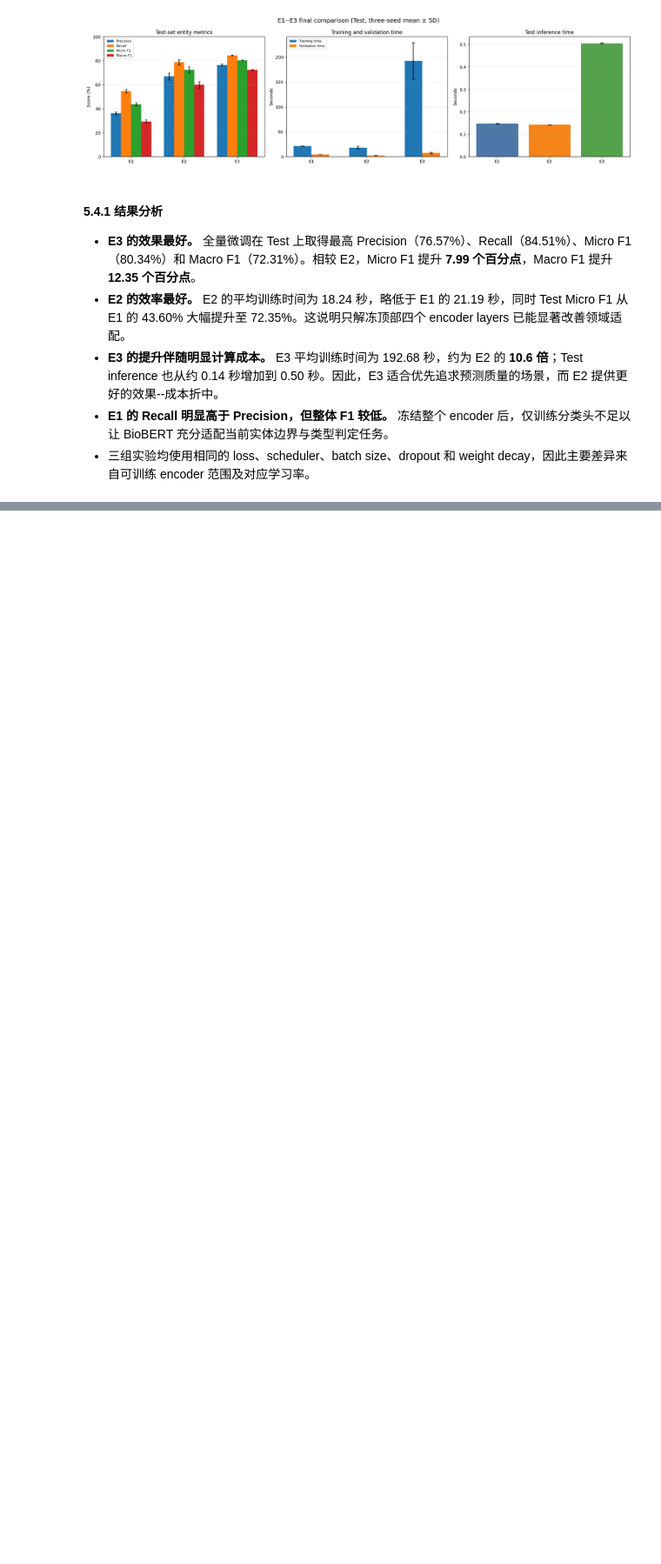
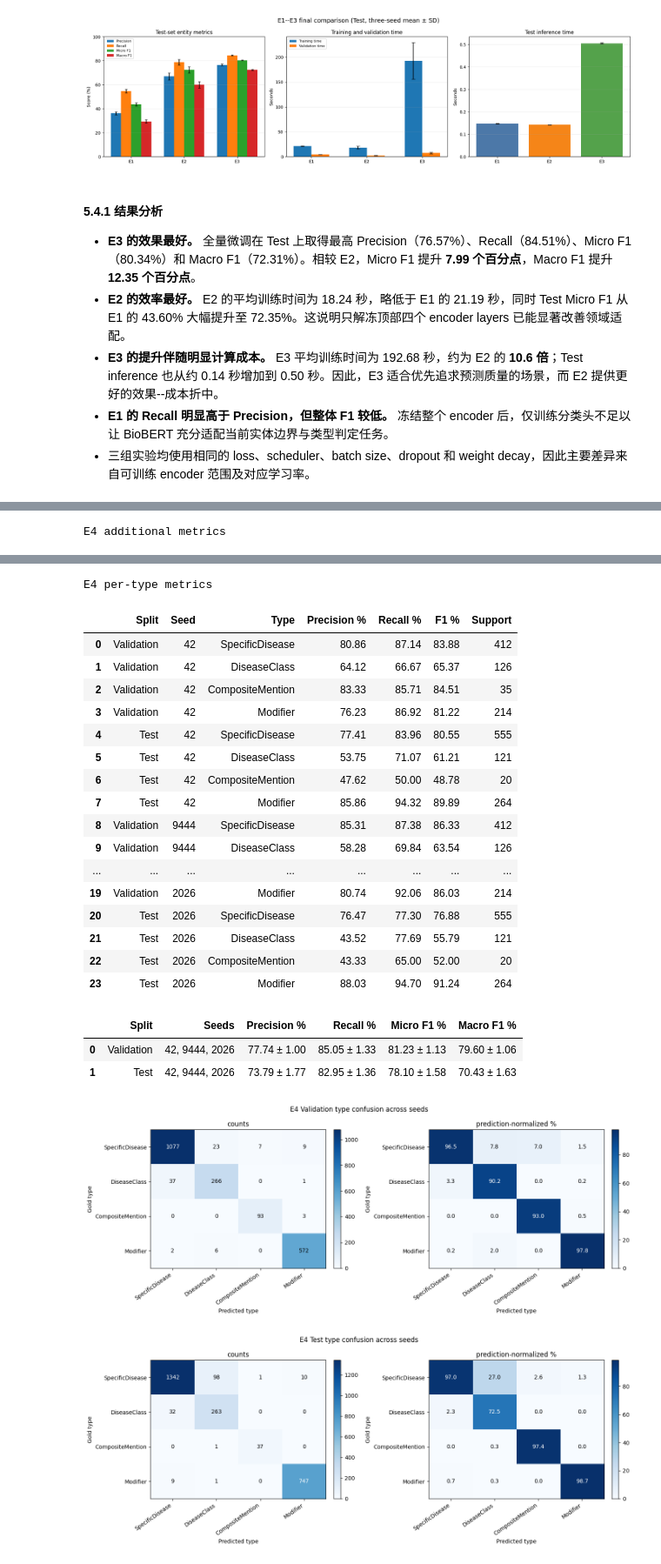
Before and after one commit to Edric-D/MedNLP_Research, a Jupyter notebook: MedNLP_research.ipynb, the cells around one changed output, grey strips where cells are left out. Shown at 87% size. Drawn from its saved outputs; the diff is of its cells as text; code cells hidden in the pictures; blank space fills up the shorter version.

```diff
--- a/MedNLP_research.ipynb
+++ b/MedNLP_research.ipynb
@@ -4564,0 +6240,35 @@ plt.show()
+# %%
+# Shared frozen protocol for 6.2.1--6.2.4. This cell does not train a model.
+from pathlib import Path
+import logging
+import pandas as pd
+from IPython.display import display
+from huggingface_hub.utils import disable_progress_bars, logging as hub_logging
+from transformers.utils import logging as transformers_logging
+
+hub_logging.set_verbosity_error()
+disable_progress_bars()
+transformers_logging.set_verbosity_error()
+transformers_logging.disable_progress_bar()
+logging.getLogger('torch.distributed.elastic.multiprocessing.redirects').setLevel(logging.ERROR)
+
+DA_PROJECT_DIR = next(
+    (path for path in (Path.cwd(), *Path.cwd().parents)
+     if (path / 'Dataset/RawData').is_dir()),
+    Path.cwd(),
+)
+DA_FROZEN_SETTINGS = pd.DataFrame([
+    {'Stage': 'MLM', 'Setting': 'learning_rate', 'Value': '1e-4'},
+    {'Stage': 'MLM', 'Setting': 'optimizer_steps', 'Value': 300},
+    {'Stage': 'MLM', 'Setting': 'mlm_probability', 'Value': 0.15},
+    {'Stage': 'NER', 'Setting': 'encoder_learning_rate', 'Value': '3e-5'},
+    {'Stage': 'NER', 'Setting': 'head_learning_rate', 'Value': '1e-4'},
+    {'Stage': 'NER', 'Setting': 'dropout', 'Value': 0.1},
+    {'Stage': 'NER', 'Setting': 'loss', 'Value': 'cross_entropy'},
+    {'Stage': 'NER', 'Setting': 'scheduler', 'Value': 'constant'},
+    {'Stage': 'NER', 'Setting': 'batch_size', 'Value': 8},
+    {'Stage': 'NER', 'Setting': 'weight_decay', 'Value': 0.01},
+])
+display(DA_FROZEN_SETTINGS)
+print('Formal seeds: 42, 9444, 2026')
+print(f'Project: {DA_PROJECT_DIR}')
@@ -4564,0 +6293,9 @@ plt.show()
+# %%
+E4_FORMAL_CONFIG = DomainAdaptationConfig(
+    root=DA_PROJECT_DIR,
+    experiment='E4',
+    section='6.2.1 E4 Standard MLM',
+    strategy='token',
+)
+E4_FORMAL_RESULTS = run_domain_adaptation_experiment(E4_FORMAL_CONFIG)
+# %% [output]
@@ -4564,0 +6331 @@ plt.show()
+E4 additional metrics
@@ -4564,0 +6339,23 @@ plt.show()
+E4 per-type metrics
+|  | Split | Seed | Type | Precision % | Recall % | F1 % | Support |
+| 0 | Validation | 42 | SpecificDisease | 80.86 | 87.14 | 83.88 | 412 |
+| 1 | Validation | 42 | DiseaseClass | 64.12 | 66.67 | 65.37 | 126 |
+| 2 | Validation | 42 | CompositeMention | 83.33 | 85.71 | 84.51 | 35 |
+| 3 | Validation | 42 | Modifier | 76.23 | 86.92 | 81.22 | 214 |
+| 4 | Test | 42 | SpecificDisease | 77.41 | 83.96 | 80.55 | 555 |
+| 5 | Test | 42 | DiseaseClass | 53.75 | 71.07 | 61.21 | 121 |
+| 6 | Test | 42 | CompositeMention | 47.62 | 50.00 | 48.78 | 20 |
+| 7 | Test | 42 | Modifier | 85.86 | 94.32 | 89.89 | 264 |
+| 8 | Validation | 9444 | SpecificDisease | 85.31 | 87.38 | 86.33 | 412 |
+| 9 | Validation | 9444 | DiseaseClass | 58.28 | 69.84 | 63.54 | 126 |
+| ... | ... | ... | ... | ... | ... | ... | ... |
+| 19 | Validation | 2026 | Modifier | 80.74 | 92.06 | 86.03 | 214 |
+| 20 | Test | 2026 | SpecificDisease | 76.47 | 77.30 | 76.88 | 555 |
+| 21 | Test | 2026 | DiseaseClass | 43.52 | 77.69 | 55.79 | 121 |
+| 22 | Test | 2026 | CompositeMention | 43.33 | 65.00 | 52.00 | 20 |
+| 23 | Test | 2026 | Modifier | 88.03 | 94.70 | 91.24 | 264 |
+|  | Split | Seeds | Precision % | Recall % | Micro F1 % | Macro F1 % |
+| 0 | Validation | 42, 9444, 2026 | 77.74 ± 1.00 | 85.05 ± 1.33 | 81.23 ± 1.13 | 79.60 ± 1.06 |
+| 1 | Test | 42, 9444, 2026 | 73.79 ± 1.77 | 82.95 ± 1.36 | 78.10 ± 1.58 | 70.43 ± 1.63 |
+[figure, added]
+[figure, added]
```
Also changed, not shown: parts of 27 cells of this notebook.
